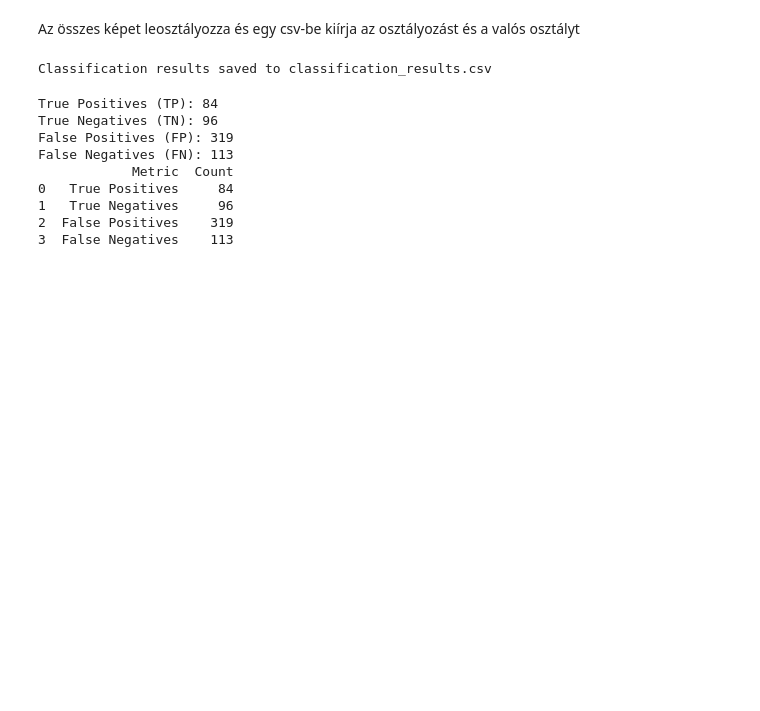
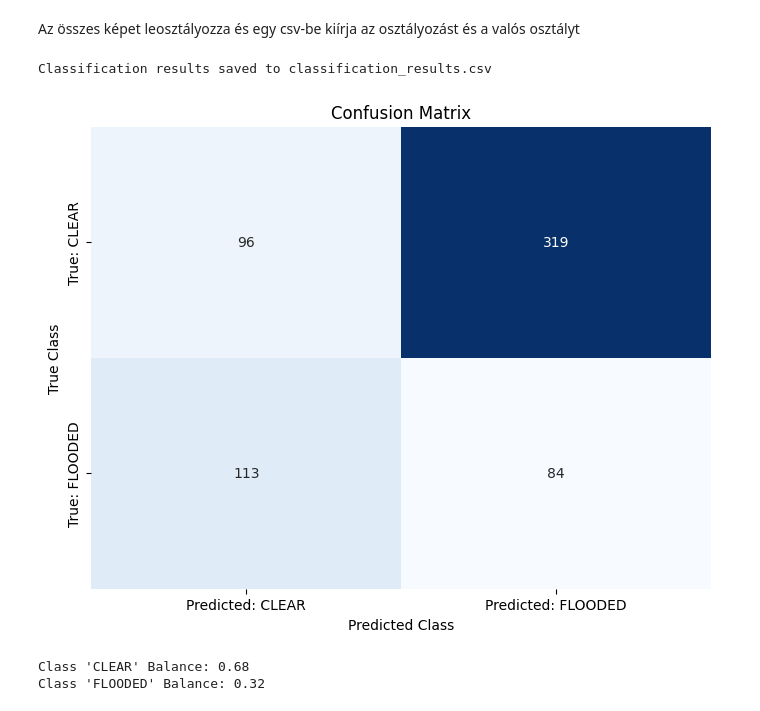
Before and after one commit to TGPZTT/magellan_dev, a Jupyter notebook: Magellan_modolt.ipynb, the cells around one changed output. Drawn from its saved outputs; the diff is of its cells as text; code cells hidden in the pictures; blank space fills up the shorter version.

```diff
--- a/Magellan_modolt.ipynb
+++ b/Magellan_modolt.ipynb
@@ -738,35 +856,34 @@ if __name__ == "__main__":
     main()
 # %% [output]
 Classification results saved to classification_results.csv
-# %%
-# Load the dataset (assuming it's in CSV format)
-data = pd.read_csv("classification_results.csv")  # Update with your file name
-
-# Initialize counters for TP, TN, FP, FN
-tp = ((data['predicted_class'] == "FLOODED") & (data['true_class'] == "FLOODED")).sum()
-tn = ((data['predicted_class'] == "CLEAR") & (data['true_class'] == "CLEAR")).sum()
-fp = ((data['predicted_class'] == "FLOODED") & (data['true_class'] == "CLEAR")).sum()
-fn = ((data['predicted_class'] == "CLEAR") & (data['true_class'] == "FLOODED")).sum()
-
-# Print the results
-print(f"True Positives (TP): {tp}")
-print(f"True Negatives (TN): {tn}")
-print(f"False Positives (FP): {fp}")
-print(f"False Negatives (FN): {fn}")
-
-# Create a summary DataFrame
-summary = pd.DataFrame({
-    "Metric": ["True Positives", "True Negatives", "False Positives", "False Negatives"],
-    "Count": [tp, tn, fp, fn]
-})
-print(summary)
-# %% [output]
-True Positives (TP): 84
-True Negatives (TN): 96
-False Positives (FP): 319
-False Negatives (FN): 113
-            Metric  Count
-0   True Positives     84
-1   True Negatives     96
-2  False Positives    319
-3  False Negatives    113
+# %%
+data = pd.read_csv("classification_results.csv")
+tp = ((data['predicted_class'] == "FLOODED") & (data['true_class'] == "FLOODED")).sum()
+tn = ((data['predicted_class'] == "CLEAR") & (data['true_class'] == "CLEAR")).sum()
+fp = ((data['predicted_class'] == "FLOODED") & (data['true_class'] == "CLEAR")).sum()
+fn = ((data['predicted_class'] == "CLEAR") & (data['true_class'] == "FLOODED")).sum()
+
+
+conf_matrix = pd.DataFrame([[tn, fp], [fn, tp]],
+                           columns=["Predicted: CLEAR", "Predicted: FLOODED"],
+                           index=["True: CLEAR", "True: FLOODED"])
+
+
+plt.figure(figsize=(8, 6))
+sns.heatmap(conf_matrix, annot=True, fmt="d", cmap="Blues", cbar=False)
+plt.title("Confusion Matrix")
+plt.ylabel("True Class")
+plt.xlabel("Predicted Class")
+plt.show()
+# %% [output]
+[figure, added]
+# %%
+class_counts = data['true_class'].value_counts()
+total_samples = len(data)
+
+for class_name, count in class_counts.items():
+    balance = count / total_samples
+    print(f"Class '{class_name}' Balance: {balance:.2f}")
+# %% [output]
+Class 'CLEAR' Balance: 0.68
+Class 'FLOODED' Balance: 0.32
```
Also changed, not shown: parts of 16 cells of this notebook.
